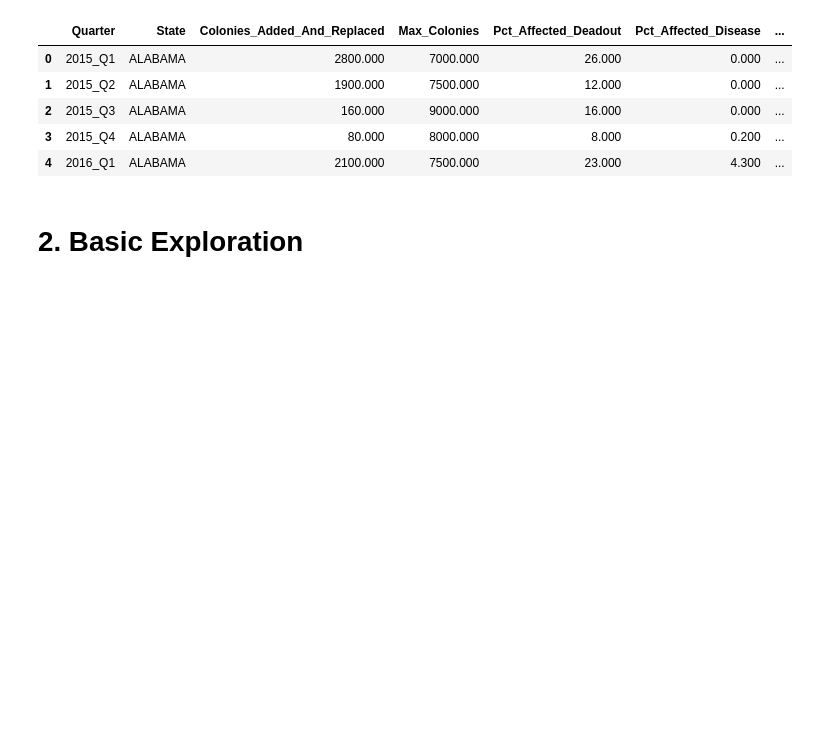
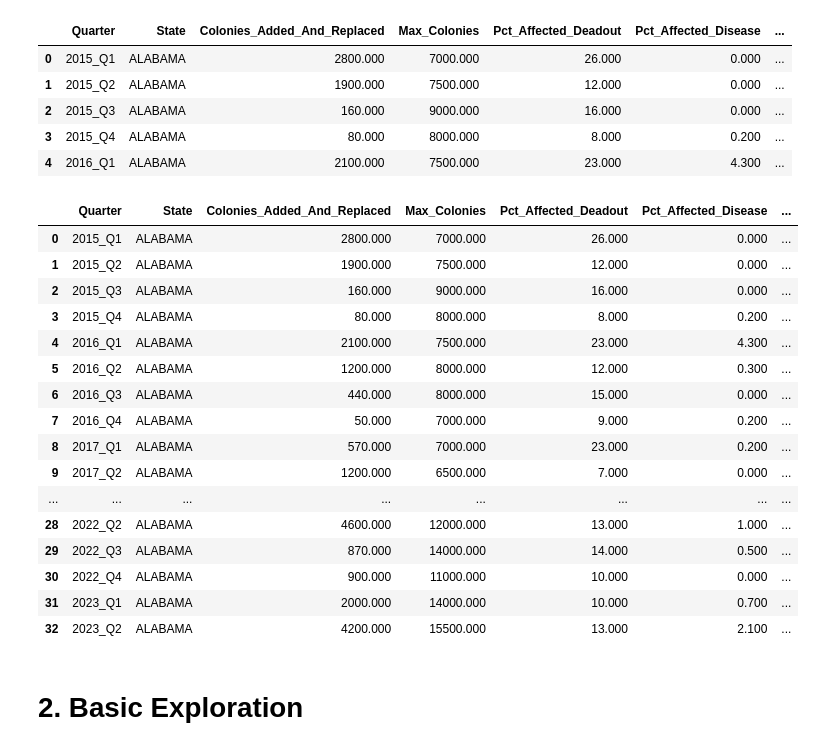
Before and after one commit to CoryKjar/CS499-Project, a Jupyter notebook: Python/Honey Bee Analysis.ipynb, the cells around one changed output. Cells and saved outputs as stored; diff of their text form; code cells hidden in the pictures; blank space fills up the shorter version.

```diff
--- a/Python/Honey Bee Analysis.ipynb
+++ b/Python/Honey Bee Analysis.ipynb
@@ -69,6 +69,26 @@ df.head()
 | 2 | 2015_Q3 | ALABAMA | 160.000 | 9000.000 | 16.000 | 0.000 | ... |
 | 3 | 2015_Q4 | ALABAMA | 80.000 | 8000.000 | 8.000 | 0.200 | ... |
 | 4 | 2016_Q1 | ALABAMA | 2100.000 | 7500.000 | 23.000 | 4.300 | ... |
+# %%
+df[df['State'] == 'ALABAMA']
+# %% [output]
+|  | Quarter | State | Colonies_Added_And_Replaced | Max_Colonies | Pct_Affected_Deadout | Pct_Affected_Disease | ... |
+| 0 | 2015_Q1 | ALABAMA | 2800.000 | 7000.000 | 26.000 | 0.000 | ... |
+| 1 | 2015_Q2 | ALABAMA | 1900.000 | 7500.000 | 12.000 | 0.000 | ... |
+| 2 | 2015_Q3 | ALABAMA | 160.000 | 9000.000 | 16.000 | 0.000 | ... |
+| 3 | 2015_Q4 | ALABAMA | 80.000 | 8000.000 | 8.000 | 0.200 | ... |
+| 4 | 2016_Q1 | ALABAMA | 2100.000 | 7500.000 | 23.000 | 4.300 | ... |
+| 5 | 2016_Q2 | ALABAMA | 1200.000 | 8000.000 | 12.000 | 0.300 | ... |
+| 6 | 2016_Q3 | ALABAMA | 440.000 | 8000.000 | 15.000 | 0.000 | ... |
+| 7 | 2016_Q4 | ALABAMA | 50.000 | 7000.000 | 9.000 | 0.200 | ... |
+| 8 | 2017_Q1 | ALABAMA | 570.000 | 7000.000 | 23.000 | 0.200 | ... |
+| 9 | 2017_Q2 | ALABAMA | 1200.000 | 6500.000 | 7.000 | 0.000 | ... |
+| ... | ... | ... | ... | ... | ... | ... | ... |
+| 28 | 2022_Q2 | ALABAMA | 4600.000 | 12000.000 | 13.000 | 1.000 | ... |
+| 29 | 2022_Q3 | ALABAMA | 870.000 | 14000.000 | 14.000 | 0.500 | ... |
+| 30 | 2022_Q4 | ALABAMA | 900.000 | 11000.000 | 10.000 | 0.000 | ... |
+| 31 | 2023_Q1 | ALABAMA | 2000.000 | 14000.000 | 10.000 | 0.700 | ... |
+| 32 | 2023_Q2 | ALABAMA | 4200.000 | 15500.000 | 13.000 | 2.100 | ... |
 # %% [markdown]
 # 2. Basic Exploration
 # %%
```
Also changed, not shown: 7 other files.
